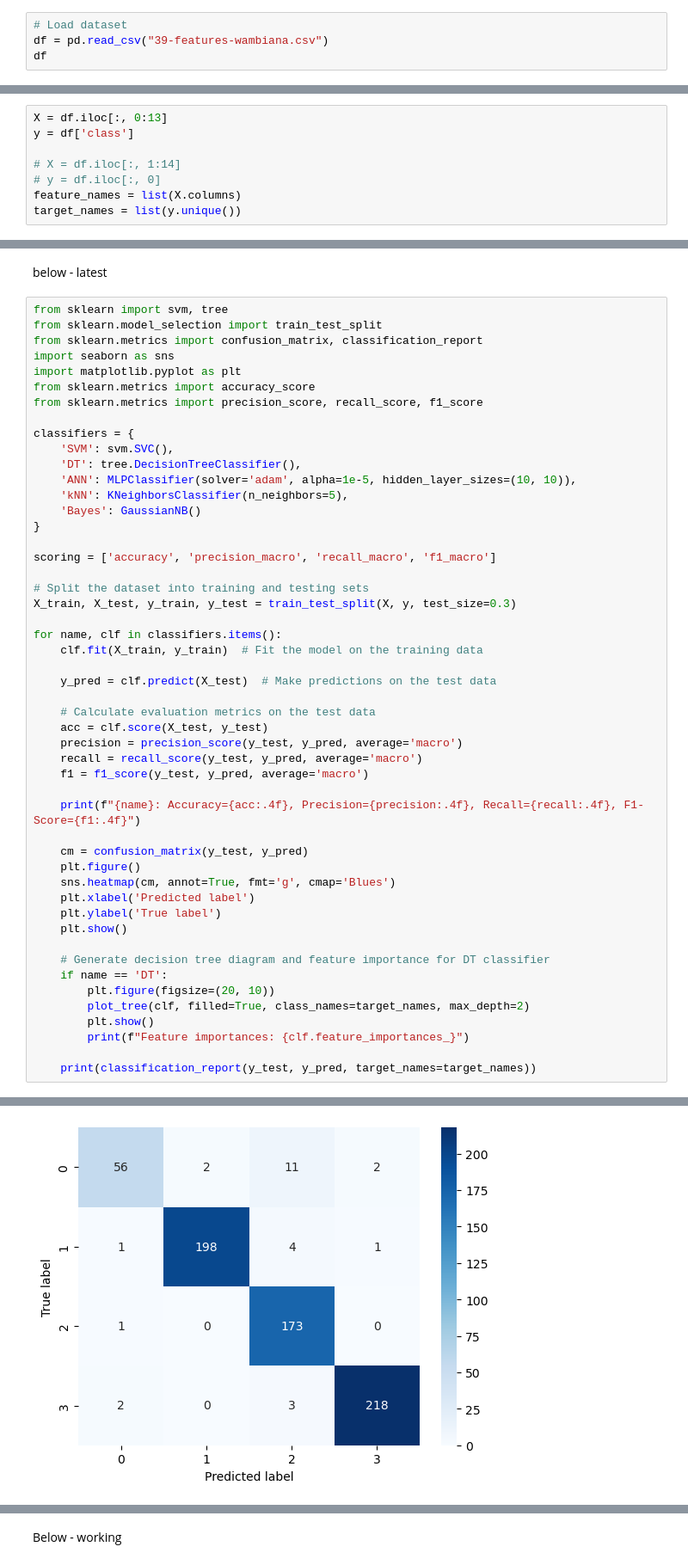
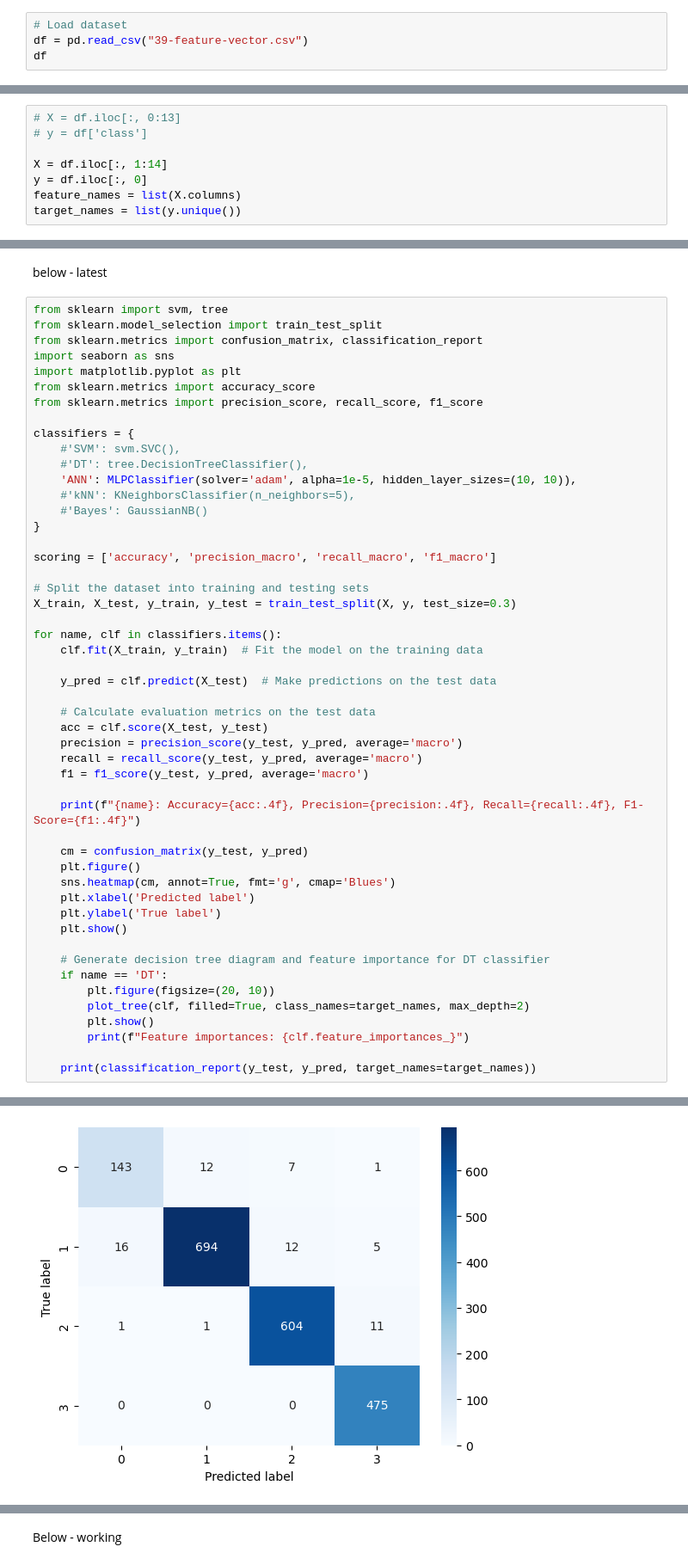
Before and after one commit to thomasnapier/AudioHandling, a Jupyter notebook: ajcai2023.ipynb, the cells around one changed output, grey strips where cells are left out. Shown at 86% size. Cells and saved outputs as stored; diff of their text form.

```diff
--- a/ajcai2023.ipynb
+++ b/ajcai2023.ipynb
@@ -76,6 +76,6 @@ import umap
 Modified to use two datasets
 # %%
 # Load dataset
-df = pd.read_csv("39-features-wambiana.csv")
+df = pd.read_csv("39-feature-vector.csv")
 df
 # %% [output]
@@ -95,9 +95,9 @@ df
 # %%
-X = df.iloc[:, 0:13]
-y = df['class']
+# X = df.iloc[:, 0:13]
+# y = df['class']
 
-# X = df.iloc[:, 1:14]
-# y = df.iloc[:, 0]
+X = df.iloc[:, 1:14]
+y = df.iloc[:, 0]
 feature_names = list(X.columns)
 target_names = list(y.unique())
 # %%
@@ -166,11 +166,11 @@ from sklearn.metrics import accuracy_score
 from sklearn.metrics import precision_score, recall_score, f1_score
 
 classifiers = {
-    'SVM': svm.SVC(),
-    'DT': tree.DecisionTreeClassifier(),
+    #'SVM': svm.SVC(),
+    #'DT': tree.DecisionTreeClassifier(),
     'ANN': MLPClassifier(solver='adam', alpha=1e-5, hidden_layer_sizes=(10, 10)),
-    'kNN': KNeighborsClassifier(n_neighbors=5),
-    'Bayes': GaussianNB()
+    #'kNN': KNeighborsClassifier(n_neighbors=5),
+    #'Bayes': GaussianNB()
 }
 
 scoring = ['accuracy', 'precision_macro', 'recall_macro', 'f1_macro']
@@ -211,3 +211,3 @@ SVM: Accuracy=0.9598, Precision=0.9539, Recall=0.9328, F1-Score=0.9413
-[figure, old version]
+[figure, new version]
               precision    recall  f1-score   support
 
```
Also changed, not shown: parts of 18 cells of this notebook, 35 other files.
